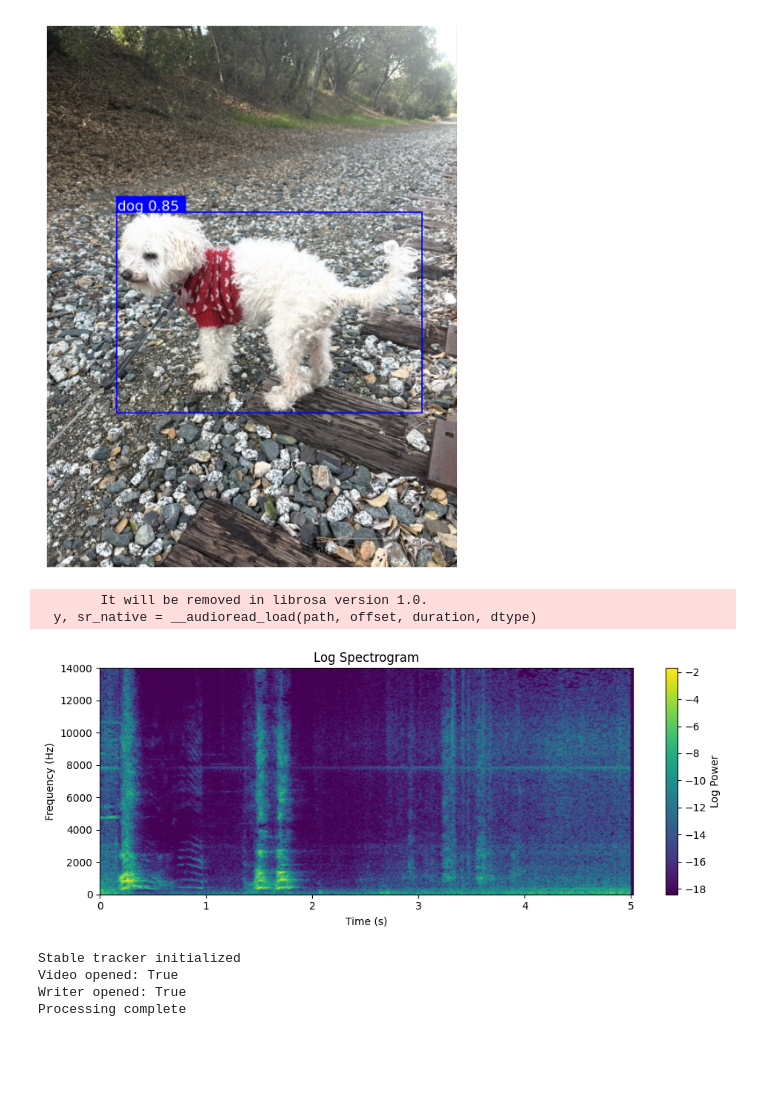
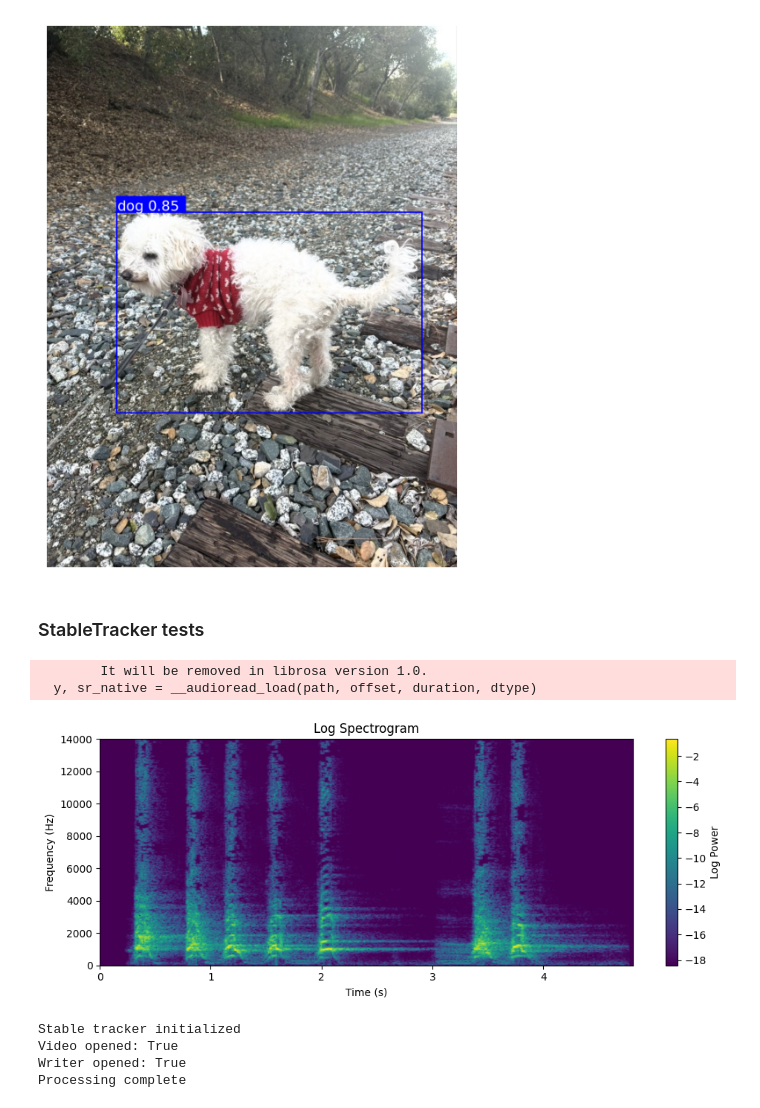
Before and after one commit to ixials/chihuahua, a Jupyter notebook: dog-bounding-box.ipynb, the cells around one changed output. Drawn from its saved outputs; the diff is of its cells as text; code cells hidden in the pictures; blank space fills up the shorter version.

Commit message:
set up parameters for drawing bounding boxes on different videos

```diff
--- a/dog-bounding-box.ipynb
+++ b/dog-bounding-box.ipynb
@@ -226,17 +227,23 @@ plt.show()
 0: 640x512 1 dog, 504.1ms
 Speed: 61.5ms preprocess, 504.1ms inference, 78.1ms postprocess per image at shape (1, 3, 640, 512)
 [figure]
+# %% [markdown]
+### StableTracker tests
+# %%
+# Parameters
+video_path = 'files/dogs2.mp4'
+output_path = 'files/dogs2-output.mp4'
 # %%
 # Make dog bark spectrogram
-vid = 'files/dogs1.mp4'
+vid = video_path
 s, framerate = load_data(vid)
 
 freqs, times, power, log_spec = spectrogram(vid, s, framerate)
 plot_spectrogram(freqs, times, log_spec)
 # %% [output]
         It will be removed in librosa version 1.0.
   y, sr_native = __audioread_load(path, offset, duration, dtype)
-[figure, old version]
+[figure, new version]
 # %%
 # Collect bark events
 low_f = 300
```
Also changed, not shown: parts of 2 cells of this notebook, 2 other files.
